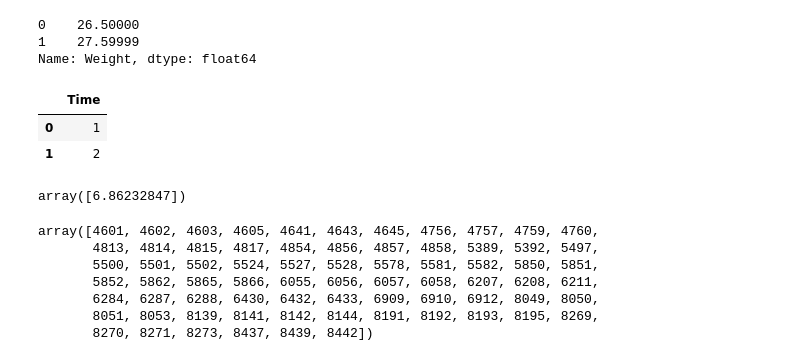
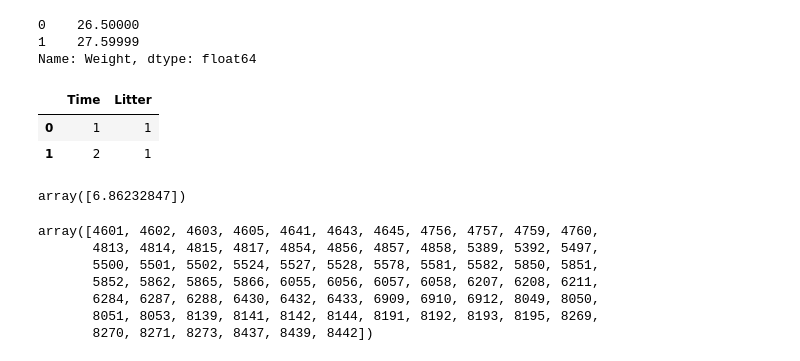
Before and after one commit to G-Licitra/hime, a Jupyter notebook: playground/linear_regression_methods.ipynb, the cells around one changed output. Drawn from its saved outputs; the diff is of its cells as text; code cells hidden in the pictures.

```diff
--- a/playground/linear_regression_methods.ipynb
+++ b/playground/linear_regression_methods.ipynb
@@ -277,12 +385,12 @@ y.head(2)
 1    27.59999
 Name: Weight, dtype: float64
 # %%
-x = data[[fixed_effect]]
+x = data[[fixed_effect, "Litter"]]
 x.head(2)
 # %% [output]
-|  | Time |
-| 0 | 1 |
-| 1 | 2 |
+|  | Time | Litter |
+| 0 | 1 | 1 |
+| 1 | 2 | 1 |
 # %%
 model = Lasso(max_iter=1000, warm_start=False, fit_intercept=True, tol=1e-05)
 # %%
```
Also changed, not shown: parts of 26 cells of this notebook.
